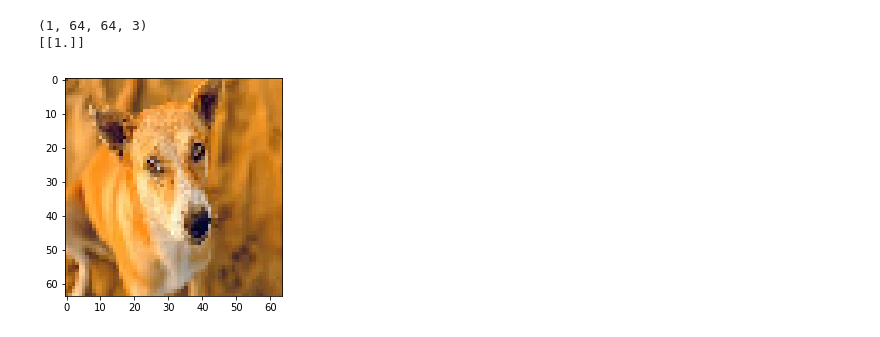
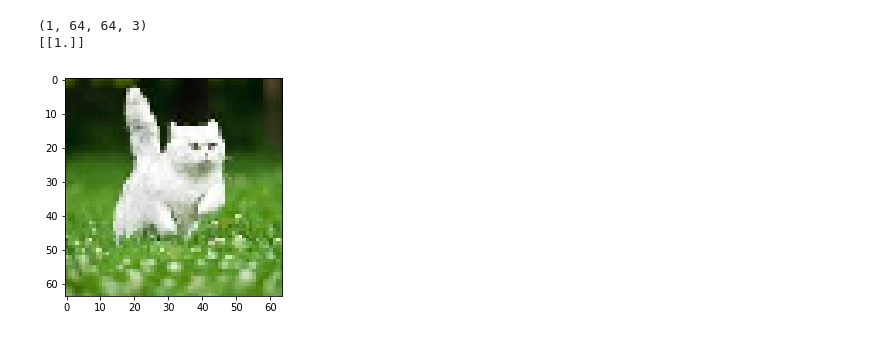
Before and after one commit to SHAKILEASH/catvsdog, a Jupyter notebook: catvsdog_cnn.ipynb, the cells around one changed output. Drawn from its saved outputs; the diff is of its cells as text; code cells hidden in the pictures.

```diff
--- a/catvsdog_cnn.ipynb
+++ b/catvsdog_cnn.ipynb
@@ -146,4 +171,10 @@ Found 2000 images belonging to 2 classes.
-# %%
-model.compile(optimizer = "adam",loss = "binary_crossentropy",metrics = ["accuracy"])
+# %%
+aug = ImageDataGenerator(rotation_range=20,zoom_range=0.15,width_shift_range=0.2,height_shift_range=0.2,shear_range=0.15,
+                         horizontal_flip=True,fill_mode="nearest")
+# %%
+opt = optimizers.Adam()
+model.compile(loss='binary_crossentropy',
+            optimizer=optimizers.RMSprop(lr=0.0001),
+            metrics=['accuracy'])
 # %%
-history = model.fit(train_x,train_y,batch_size = 32,validation_data=(test_x,test_y),epochs=25)
+history = model.fit(aug.flow(train_x,train_y,batch_size = 32),validation_data=(test_x,test_y),epochs=30)
@@ -192,21 +205,21 @@ plt.show()
 # %%
 import cv2
 from keras.preprocessing import image
 from keras.applications.imagenet_utils import preprocess_input
 img = cv2.imread("images/download.jpg")
 ### START CODE HERE ###
-img_path = 'images/download17.jpg'
+img_path = 'images/download8.jpg'
 ### END CODE HERE ###
 img = image.load_img(img_path, target_size=(64, 64))
 plt.imshow(img)
 
 x = image.img_to_array(img)
 x = np.expand_dims(x, axis=0)
 x = preprocess_input(x)
 print(x.shape)
 
 print(np.floor(model.predict(x)))
 # %% [output]
 (1, 64, 64, 3)
 [[1.]]
-[figure, old version]
+[figure, new version]
```
Also changed, not shown: parts of 8 cells of this notebook.
